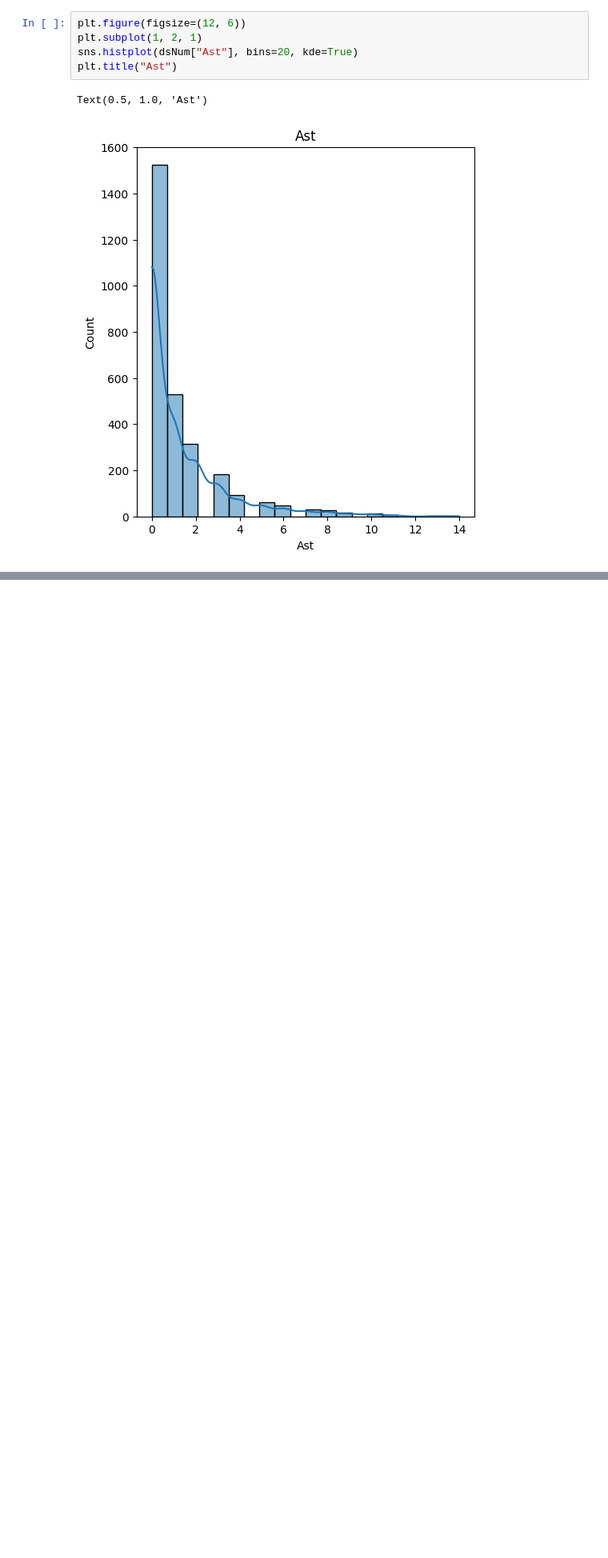
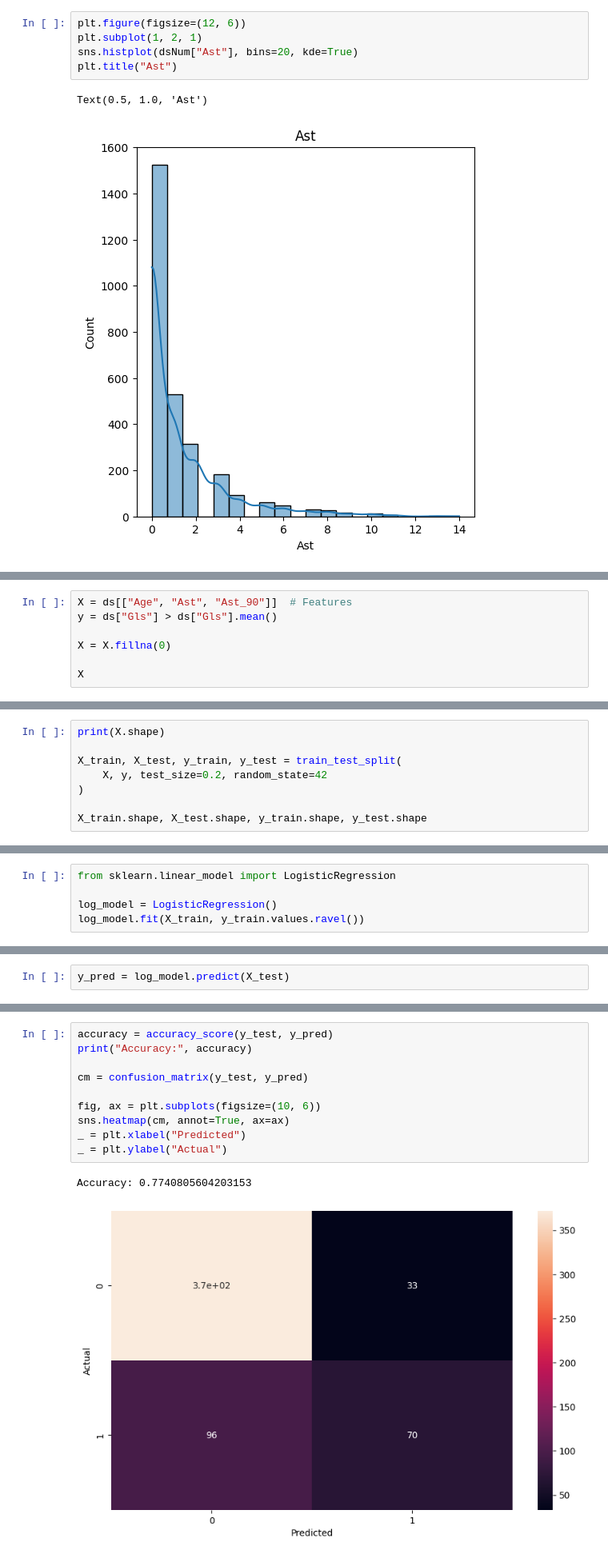
Before and after one commit to benjokapu/tpAvanzadoIA, a Jupyter notebook: analisis.ipynb, the cells around one changed output, grey strips where cells are left out. Shown: that part at 80% size. Saved outputs shown, nothing was run; the diff lists cells and outputs as text; blank space fills up the shorter version.

```diff
--- a/analisis.ipynb
+++ b/analisis.ipynb
@@ -172,0 +173,7 @@ Text(0.5, 1.0, 'Ast')
+# %%
+X = ds[["Age", "Ast", "Ast_90"]]  # Features
+y = ds["Gls"] > ds["Gls"].mean()
+
+X = X.fillna(0)
+
+X
@@ -172,0 +194,8 @@ Text(0.5, 1.0, 'Ast')
+# %%
+print(X.shape)
+
+X_train, X_test, y_train, y_test = train_test_split(
+    X, y, test_size=0.2, random_state=42
+)
+
+X_train.shape, X_test.shape, y_train.shape, y_test.shape
@@ -172,0 +207,5 @@ Text(0.5, 1.0, 'Ast')
+# %%
+from sklearn.linear_model import LogisticRegression
+
+log_model = LogisticRegression()
+log_model.fit(X_train, y_train.values.ravel())
@@ -172,0 +214,2 @@ Text(0.5, 1.0, 'Ast')
+# %%
+y_pred = log_model.predict(X_test)
@@ -172,0 +223,13 @@ Text(0.5, 1.0, 'Ast')
+# %%
+accuracy = accuracy_score(y_test, y_pred)
+print("Accuracy:", accuracy)
+
+cm = confusion_matrix(y_test, y_pred)
+
+fig, ax = plt.subplots(figsize=(10, 6))
+sns.heatmap(cm, annot=True, ax=ax)
+_ = plt.xlabel("Predicted")
+_ = plt.ylabel("Actual")
+# %% [output]
+Accuracy: 0.7740805604203153
+[figure, added]
```
Also changed, not shown: parts of 15 cells of this notebook.
